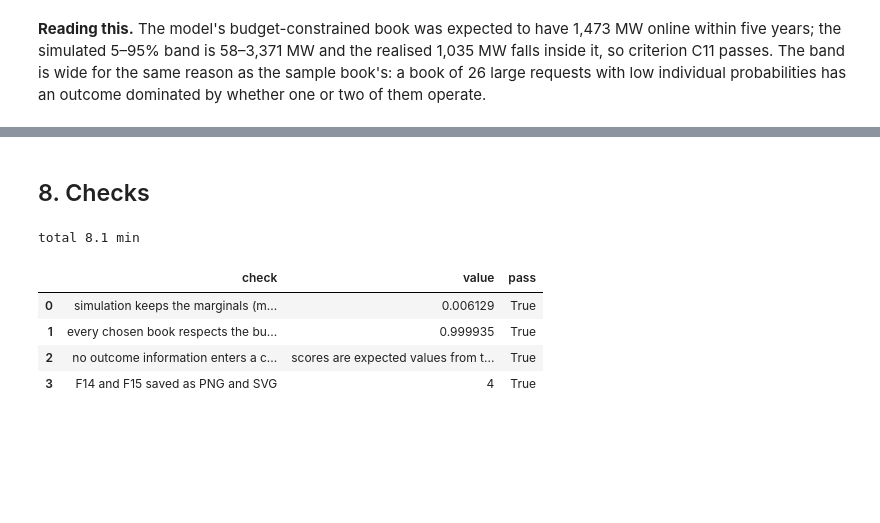
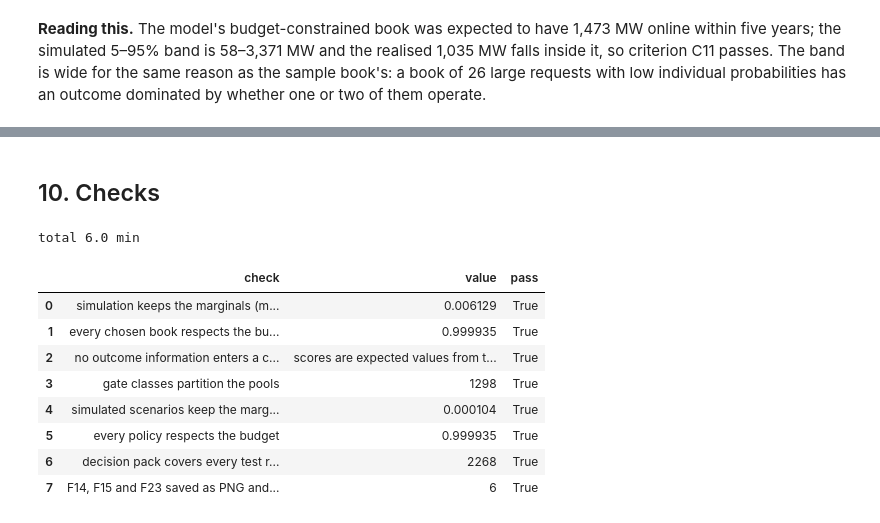
Before and after one commit to alanmossinger/Capstone, a Jupyter notebook: notebooks/16_portfolio.ipynb, the cells around one changed output, grey strips where cells are left out. Cells and saved outputs as stored; diff of their text form; code cells hidden in the pictures; blank space fills up the shorter version.

```diff
--- a/notebooks/16_portfolio.ipynb
+++ b/notebooks/16_portfolio.ipynb
@@ -510,0 +741,16 @@ coverage.round(0)
+# %%
+status = np.where(built5, "operated within 5 years", np.where((test["event"] == 2) & (test["duration_years"] <= 5), "withdrew within 5 years", "still waiting at 5 years"))
+pack = pd.DataFrame({
+    "project_key": keys.to_numpy(), "region": regions_arr, "state": test["state"].to_numpy(), "tech": test["tech"].to_numpy(), "mw": mw_arr, "q_year": test["q_year"].to_numpy(),
+    "segment": segs["segment"].to_numpy(), "segment_rule": segs["rule"].to_numpy(), "p5_lookup": p_cell, "p5_segment": p_leaf, "p5_model_repaired": P_model[:, 4],
+    "expected_npv_entry_base_$M": ev_entry["base"] / 1e6, "expected_npv_entry_low_$M": ev_entry["low"] / 1e6, "expected_npv_entry_high_$M": ev_entry["high"] / 1e6,
+    "cost_to_next_gate_base_$M": cost_case["base"] / 1e6, "npv_per_mw_if_built_year3_$M": npv_req["npv_per_mw_if_built_year3_base"].to_numpy() / 1e6,
+    "breakeven_price_$MWh": [BREAKEVEN.get((r, t), np.nan) for r, t in zip(regions_arr, test["tech"])],
+    "decision_entry_h3": g1[H_MAIN], "in_pool_2y": in_pool, "p3_landmark": np.where(in_pool, P2[:, 2], np.nan),
+    "expected_npv_2y_base_$M": np.where(in_pool, ev_2["base"] / 1e6, np.nan), "decision_2y_h3": np.where(in_pool, g2[H_MAIN], ""),
+    "status_end_2024": status, "operated_within_3y_of_gate": np.where(in_pool, op3, False),
+})
+pack.to_csv(paths.RESULTS / "decision_pack.csv", index=False)
+print(pd.crosstab(pack["decision_entry_h3"], pack["decision_2y_h3"].replace("", "not in pool")))
+pack[pack["decision_2y_h3"] == "accelerate"].sort_values("expected_npv_2y_base_$M", ascending=False).head(10)[
+    ["project_key", "region", "tech", "mw", "p5_lookup", "p3_landmark", "expected_npv_2y_base_$M", "cost_to_next_gate_base_$M", "decision_entry_h3", "status_end_2024"]].round(3)
@@ -511,28 +776,39 @@ coverage.round(0)
 # %% [markdown]
-## 8. Checks
+## 10. Checks
 # %%
 checks = pd.DataFrame([
     {"check": "simulation keeps the marginals (mean of draws ≈ expected MW, year 5)",
      "value": float(abs(sim[:, 4].mean() - expected[4]) / expected[4]), "pass": bool(abs(sim[:, 4].mean() - expected[4]) / expected[4] < 0.05)},
     {"check": "every chosen book respects the budget and caps",
      "value": max(float(sunk[c].sum() / BUDGET) for c in books.values()),
      "pass": all(sunk[c].sum() <= BUDGET * 1.0001 and all(sunk[c & (test[col].to_numpy() == g)].sum() <= share * BUDGET * 1.0001
                  for col, share in [("region", REGION_CAP), ("tech", TECH_CAP)] for g in test[col].unique()) for c in books.values())},
     {"check": "no outcome information enters a chooser's score", "value": "scores are expected values from the models and baselines", "pass": True},
-    {"check": "F14 and F15 saved as PNG and SVG", "value": 4,
-     "pass": all((paths.FIGURES / f"{n}.{ext}").exists() for n in ["F14_simulated_book", "F15_backtest"] for ext in ["png", "svg"])},
+    {"check": "gate classes partition the pools", "value": int(in_pool.sum()),
+     "pass": bool(pd.Series(g1[H_MAIN]).isin(["invest", "hold", "exit"]).all() and pd.Series(g2[H_MAIN][in_pool]).isin(["accelerate", "hold or sell", "exit"]).all())},
+    {"check": "simulated scenarios keep the marginals (share operating by year 5 ≈ mean level factor × P)",
+     "value": float(abs(((op_year > 0) & (op_year <= 5)).mean() - (P_model[:, 4] * level_factors.mean()).mean())),
+     "pass": bool(abs(((op_year > 0) & (op_year <= 5)).mean() - (P_model[:, 4] * level_factors.mean()).mean()) < 0.01)},
+    {"check": "every policy respects the budget", "value": float(policy_table["budget_used"].max()), "pass": bool((policy_table["budget_used"] <= 1.0001).all())},
+    {"check": "decision pack covers every test request", "value": len(pack), "pass": len(pack) == len(test)},
+    {"check": "F14, F15 and F23 saved as PNG and SVG", "value": 6,
+     "pass": all((paths.FIGURES / f"{n}.{ext}").exists() for n in ["F14_simulated_book", "F15_backtest", "F23_portfolio_review"] for ext in ["png", "svg"])},
 ])
 checks.to_csv(paths.RESULTS / "portfolio_checks.csv", index=False)
 assert checks["pass"].all(), checks
 print(f"total {(time.time() - START) / 60:.1f} min")
 checks
 # %% [output]
-total 8.1 min
+total 6.0 min
 |  | check | value | pass |
 | 0 | simulation keeps the marginals (m... | 0.006129 | True |
 | 1 | every chosen book respects the bu... | 0.999935 | True |
 | 2 | no outcome information enters a c... | scores are expected values from t... | True |
-| 3 | F14 and F15 saved as PNG and SVG | 4 | True |
+| 3 | gate classes partition the pools | 1298 | True |
+| 4 | simulated scenarios keep the marg... | 0.000104 | True |
+| 5 | every policy respects the budget | 0.999935 | True |
+| 6 | decision pack covers every test r... | 2268 | True |
+| 7 | F14, F15 and F23 saved as PNG and... | 6 | True |
 # %% [markdown]
 ## Takeaways
 
```
Also changed, not shown: parts of 17 cells of this notebook, 33 other files.
